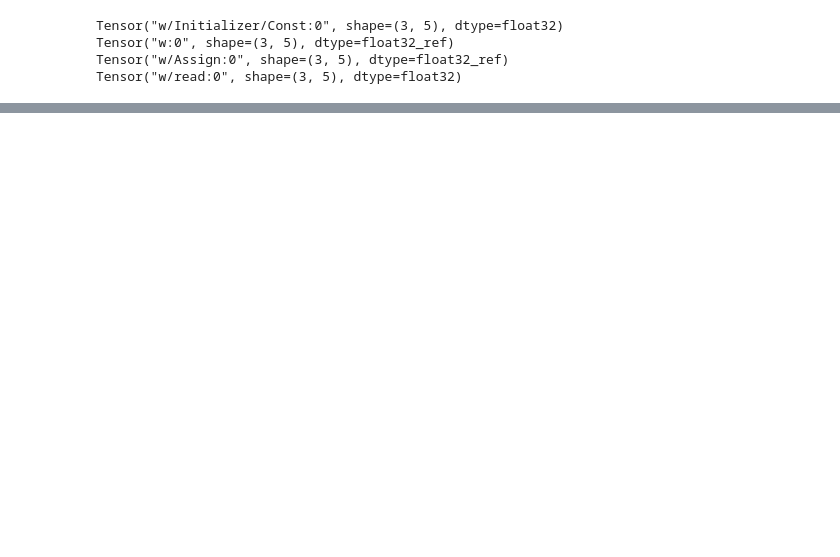
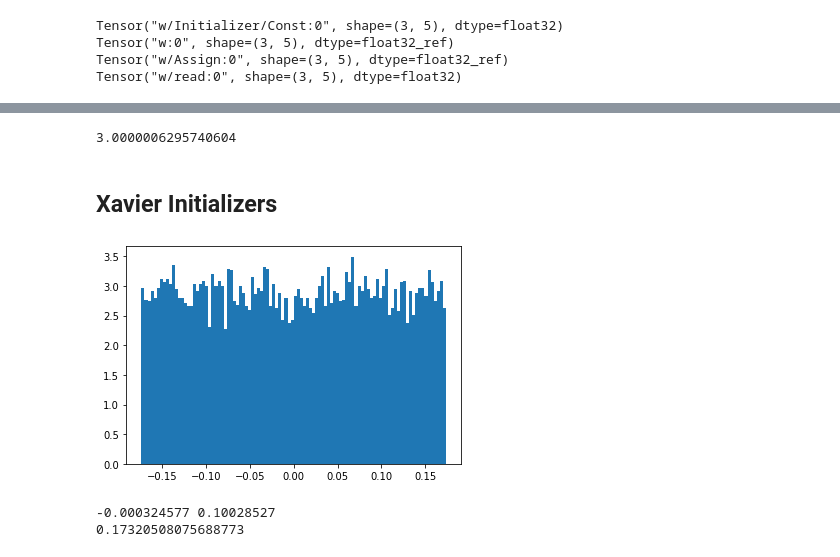
Before and after one commit to PinguKim9/2020_fall_DeepLearning, a Jupyter notebook: 03 Initializer.ipynb, the cells around one changed output, grey strips where cells are left out. Cells and saved outputs as stored; diff of their text form; code cells hidden in the pictures; blank space fills up the shorter version.

```diff
--- a/03 Initializer.ipynb
+++ b/03 Initializer.ipynb
@@ -147,0 +145,49 @@ print(total_sum)
+# %%
+#(5, 3)라면?
+tf.reset_default_graph()
+
+init_w = tf.keras.initializers.Orthogonal()
+w = tf.get_variable('w', (5, 3), dtype=tf.float32, initializer=init_w)
+
+init = tf.global_variables_initializer()
+
+with tf.Session() as sess:
+    sess.run(init)
+    w_run = sess.run(w)
+
+total_sum = 0
+for i in range(3):
+    for j in range(3):
+        total_sum += np.abs(np.sum(w_run[: , i]*w_run[: , j]))
+print(total_sum)
+# %% [output]
+3.0000006295740604
+# %% [markdown]
+## Xavier Initializers
+# %%
+%matplotlib inline
+import tensorflow as tf
+import numpy as np
+import matplotlib.pyplot as plt
+tf.reset_default_graph()
+
+#glorot_normal
+#init_w = tf.keras.initializers.glorot_normal()
+#glorot_uniform
+init_w = tf.keras.initializers.glorot_uniform()
+w = tf.get_variable('w', (100,100), dtype=tf.float32, initializer=init_w)
+
+init = tf.global_variables_initializer()
+
+with tf.Session() as sess:
+    sess.run(init)
+    w_run = sess.run(w)
+
+plt.hist(w_run.reshape((-1,)), bins=100, density=True)
+plt.show()
+print(w_run.reshape((-1,)).mean(), w_run.reshape((-1,)).std())
+print(np.sqrt(3/((100+100)/2)))
+# %% [output]
+[figure, added]
+-0.000324577 0.10028527
+0.17320508075688773
```
Also changed, not shown: parts of 19 cells of this notebook.
